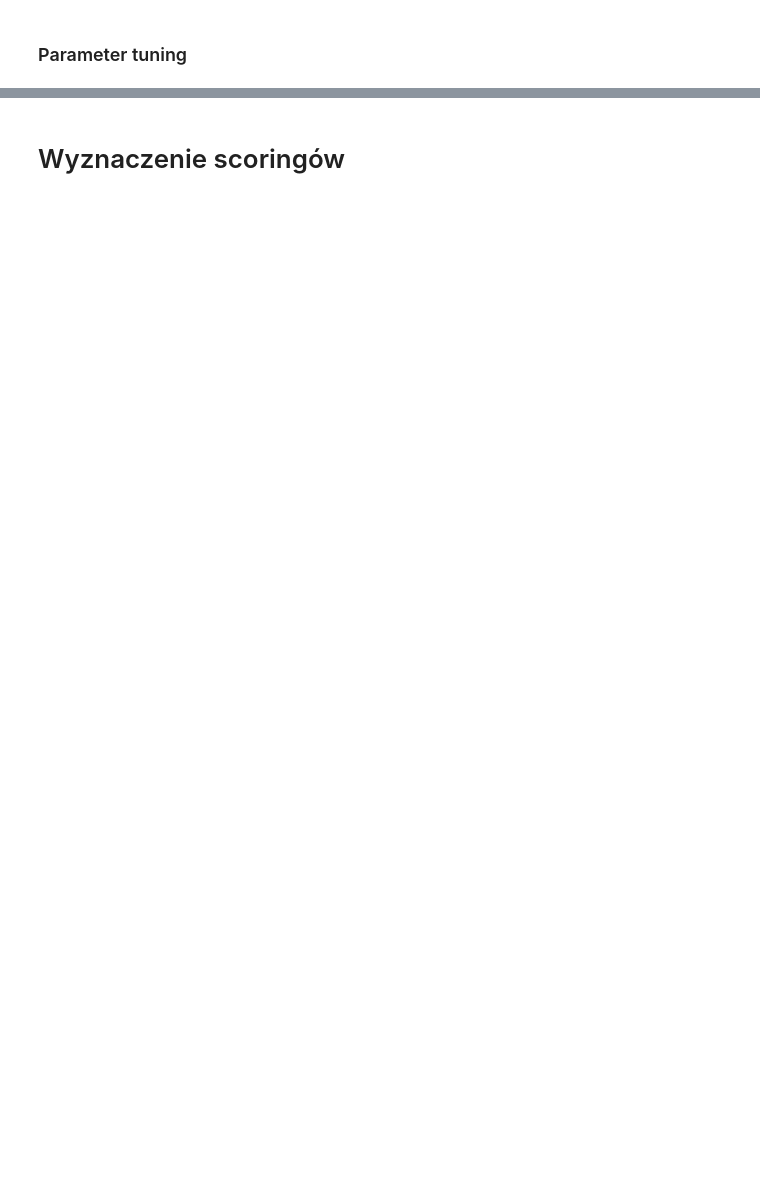
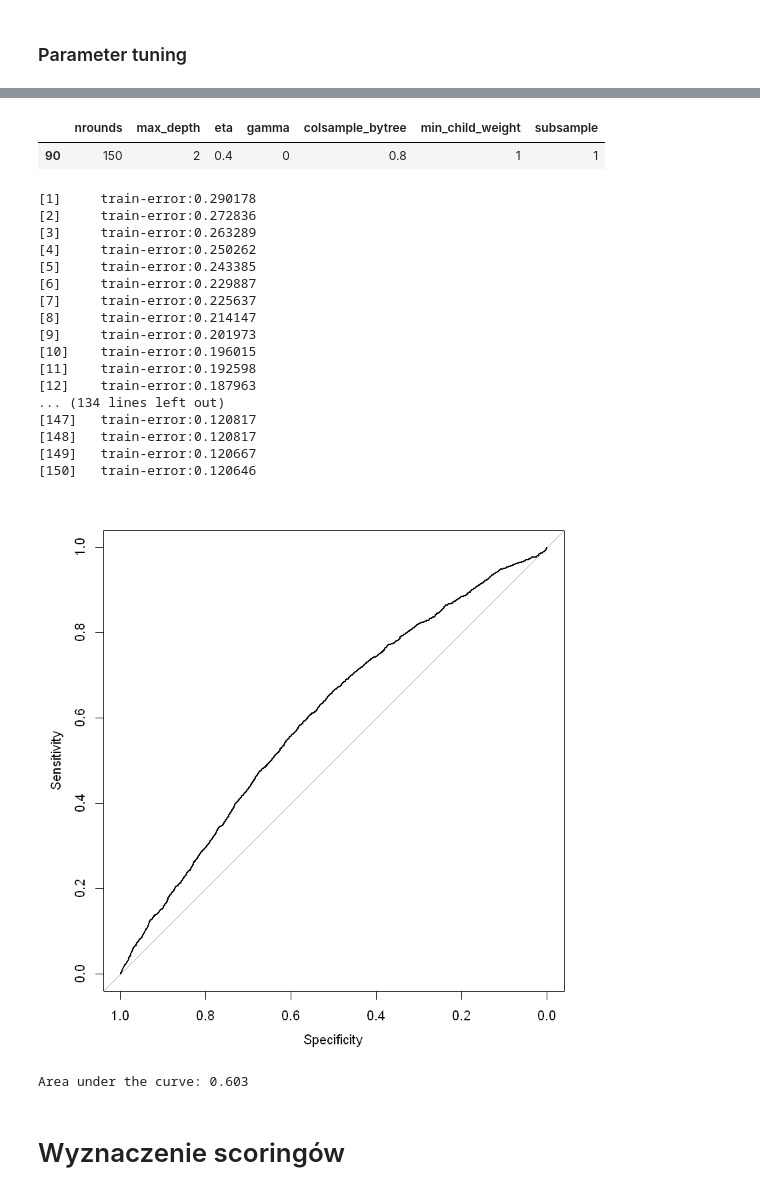
Before and after one commit to Noctiphobia/ABH-Classification, a Jupyter notebook: preproc_notebook.ipynb, the cells around one changed output, grey strips where cells are left out. Saved outputs shown, nothing was run; the diff lists cells and outputs as text; code cells hidden in the pictures; blank space fills up the shorter version.

Commit message:
balancing - xgboost

```diff
--- a/preproc_notebook.ipynb
+++ b/preproc_notebook.ipynb
@@ -754,9 +754,9 @@ nrose = nrow(train4)
 fold1rose = 1:(nrose/2)
 fold2rose = ((nrose/2)+1):nrose
 trainrosetemp = ROSE(Sale.success~., train4[fold1rose,])$data
-train_rose = sparse.model.matrix(Sale.success~.,trainrose)
+train_rose = sparse.model.matrix(Sale.success~.,trainrosetemp)
 trainy_rose = trainrosetemp$Sale.success
-test_rose = sparse.model.matrix(Sale.success~.,testrose)
+test_rose = sparse.model.matrix(Sale.success~.,train4[fold2rose,])
 testy_rose =  train4$Sale.success[fold2rose]
 # %%
 cvcrose = cv.glmnet(train_rose,trainy_rose,family="binomial")
@@ -857,3 +960,38 @@ plot.roc(rxg)
+# %%
+xgModel$bestTune
+# %% [output]
+|  | nrounds | max_depth | eta | gamma | colsample_bytree | min_child_weight | subsample |
+| 90 | 150 | 2 | 0.4 | 0 | 0.8 | 1 | 1 |
+# %%
+trainrosexg = xgb.DMatrix(train_rose[,xgcols], label=trainy_rose)
+testxg = xgb.DMatrix(test_rose[,xgcols])
+xgbrose = xgboost(data = trainrosexg, objective = "binary:logistic", nrounds = 150, max_depth = 2, eta = 0.4, gamma = 0, colsample_bytree = 0.8, min_child_weight = 1, subsample = 1)
+predrose = predict(xgbrose, testxg, type="response")
+rxgrose = roc(testy_rose,predrose)
+plot.roc(rxgrose)
+# %% [output]
+[1]     train-error:0.290178
+[2]     train-error:0.272836
+[3]     train-error:0.263289
+[4]     train-error:0.250262
+[5]     train-error:0.243385
+[6]     train-error:0.229887
+[7]     train-error:0.225637
+[8]     train-error:0.214147
+[9]     train-error:0.201973
+[10]    train-error:0.196015
+[11]    train-error:0.192598
+[12]    train-error:0.187963
+... (134 lines left out)
+[147]   train-error:0.120817
+[148]   train-error:0.120817
+[149]   train-error:0.120667
+[150]   train-error:0.120646
+[figure, added]
+# %%
+pROC::auc(rxgrose)
+# %% [output]
+Area under the curve: 0.603
 # %% [markdown]
 # Wyznaczenie scoringów
 # %%
```
Also changed, not shown: parts of 21 cells of this notebook.
